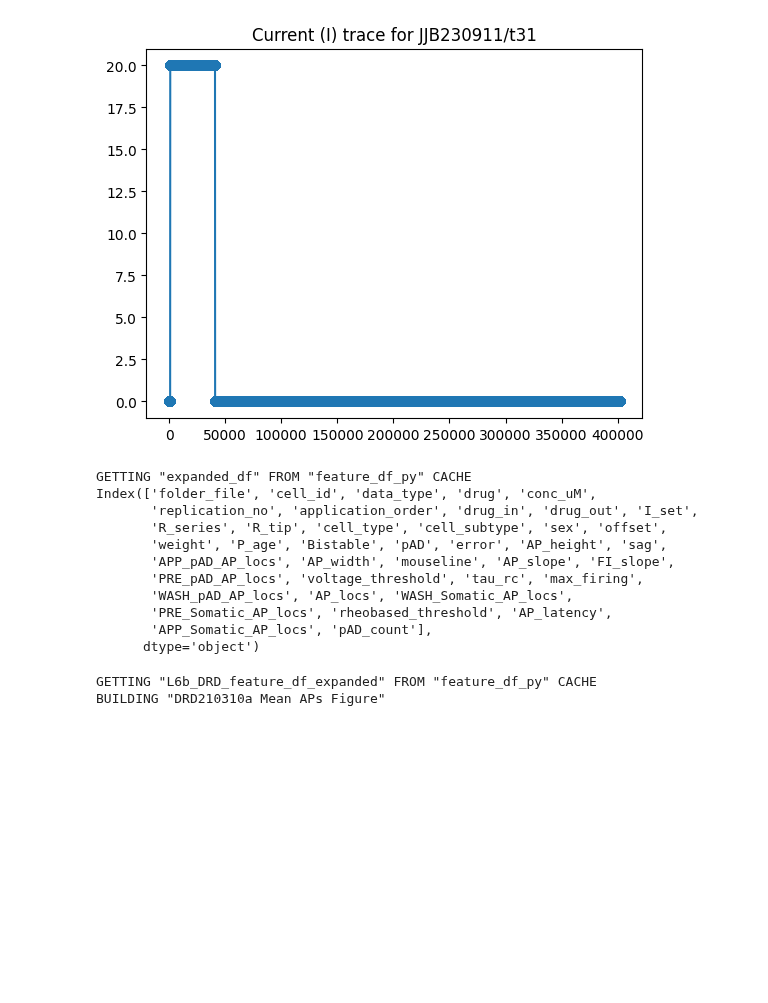
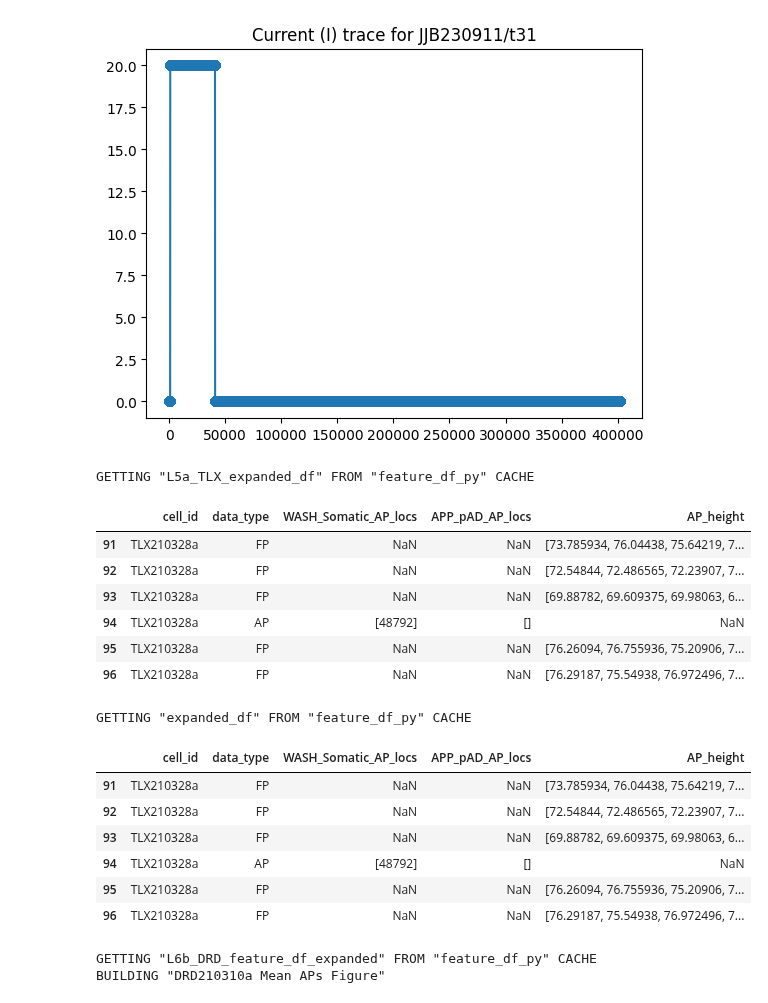
Before and after one commit to jjb-hub/IGOR_phd, a Jupyter notebook: RUN.ipynb, the cells around one changed output. Saved outputs shown, nothing was run; the diff lists cells and outputs as text; code cells hidden in the pictures; blank space fills up the shorter version.

```diff
--- a/RUN.ipynb
+++ b/RUN.ipynb
@@ -44,34 +43,36 @@ quick_plot_file(filename, 'JJB230911/t31')
 # %%
 #get the expanded feature df for a single cell type
 
-cell_type_expanded_df = getorbuildExpandedDF(filename, 'L5a_TLX_expanded_df', buildExpandedDF_cell_type, cell_type='L5a_TLX', from_scratch=True)
+cell_type_expanded_df = getorbuildExpandedDF(filename, 'L5a_TLX_expanded_df', buildExpandedDF_cell_type, cell_type='L5a_TLX', from_scratch=False)
 
-# cell_type_expanded_df[cell_type_expanded_df['error']!= 'ran'][['error', 'cell_id']]
+cell_type_expanded_df[cell_type_expanded_df['cell_id']== 'TLX210328a'][['cell_id', 'data_type','WASH_Somatic_AP_locs', 'APP_pAD_AP_locs', 'AP_height']]
+# cell_type_expanded_df
+  #FIX column order
+# %% [output]
+GETTING "L5a_TLX_expanded_df" FROM "feature_df_py" CACHE
+|  | cell_id | data_type | WASH_Somatic_AP_locs | APP_pAD_AP_locs | AP_height |
+| 91 | TLX210328a | FP | NaN | NaN | [73.785934, 76.04438, 75.64219, 7... |
+| 92 | TLX210328a | FP | NaN | NaN | [72.54844, 72.486565, 72.23907, 7... |
+| 93 | TLX210328a | FP | NaN | NaN | [69.88782, 69.609375, 69.98063, 6... |
+| 94 | TLX210328a | AP | [48792] | [] | NaN |
+| 95 | TLX210328a | FP | NaN | NaN | [76.26094, 76.755936, 75.20906, 7... |
+| 96 | TLX210328a | FP | NaN | NaN | [76.29187, 75.54938, 76.972496, 7... |
 # %%
 # get expanded  df for entire feature df
-expanded_df = getorbuildExpandedDF(filename, 'expanded_df', buildExpandedDF, from_scratch=False)
+expanded_df = getorbuildExpandedDF(filename, 'expanded_df', buildExpandedDF, from_scratch=True)
+# subselectDf(expanded_df, {'cell_type':'L5a_TLX'})
 
-# print(subselectDf(expanded_df, {'data_type':'FP'}))
-
-
-
-print(expanded_df.columns)
-
-import numpy as np
 #show APP traces without AP's
 # expanded_df[expanded_df['AP_locs'].apply(lambda x: isinstance(x, np.ndarray) and len(x) == 0 if isinstance(x, np.ndarray) else False)]
 # %% [output]
 GETTING "expanded_df" FROM "feature_df_py" CACHE
-Index(['folder_file', 'cell_id', 'data_type', 'drug', 'conc_uM',
-       'replication_no', 'application_order', 'drug_in', 'drug_out', 'I_set',
-       'R_series', 'R_tip', 'cell_type', 'cell_subtype', 'sex', 'offset',
-       'weight', 'P_age', 'Bistable', 'pAD', 'error', 'AP_height', 'sag',
-       'APP_pAD_AP_locs', 'AP_width', 'mouseline', 'AP_slope', 'FI_slope',
-       'PRE_pAD_AP_locs', 'voltage_threshold', 'tau_rc', 'max_firing',
-       'WASH_pAD_AP_locs', 'AP_locs', 'WASH_Somatic_AP_locs',
-       'PRE_Somatic_AP_locs', 'rheobased_threshold', 'AP_latency',
-       'APP_Somatic_AP_locs', 'pAD_count'],
-      dtype='object')
+|  | cell_id | data_type | WASH_Somatic_AP_locs | APP_pAD_AP_locs | AP_height |
+| 91 | TLX210328a | FP | NaN | NaN | [73.785934, 76.04438, 75.64219, 7... |
+| 92 | TLX210328a | FP | NaN | NaN | [72.54844, 72.486565, 72.23907, 7... |
+| 93 | TLX210328a | FP | NaN | NaN | [69.88782, 69.609375, 69.98063, 6... |
+| 94 | TLX210328a | AP | [48792] | [] | NaN |
+| 95 | TLX210328a | FP | NaN | NaN | [76.26094, 76.755936, 75.20906, 7... |
+| 96 | TLX210328a | FP | NaN | NaN | [76.29187, 75.54938, 76.972496, 7... |
 # %%
 #APPLICATION TRACE PLOTTING
 #FIX ME: allow for second aplication plotting also
```
Also changed, not shown: parts of 5 cells of this notebook, 4 other files.
